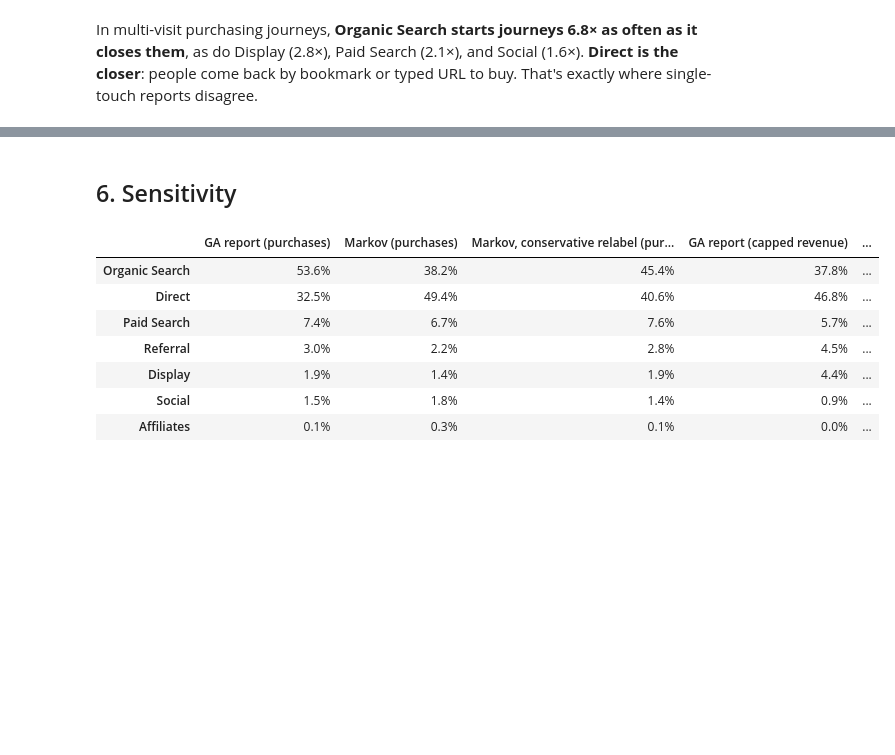
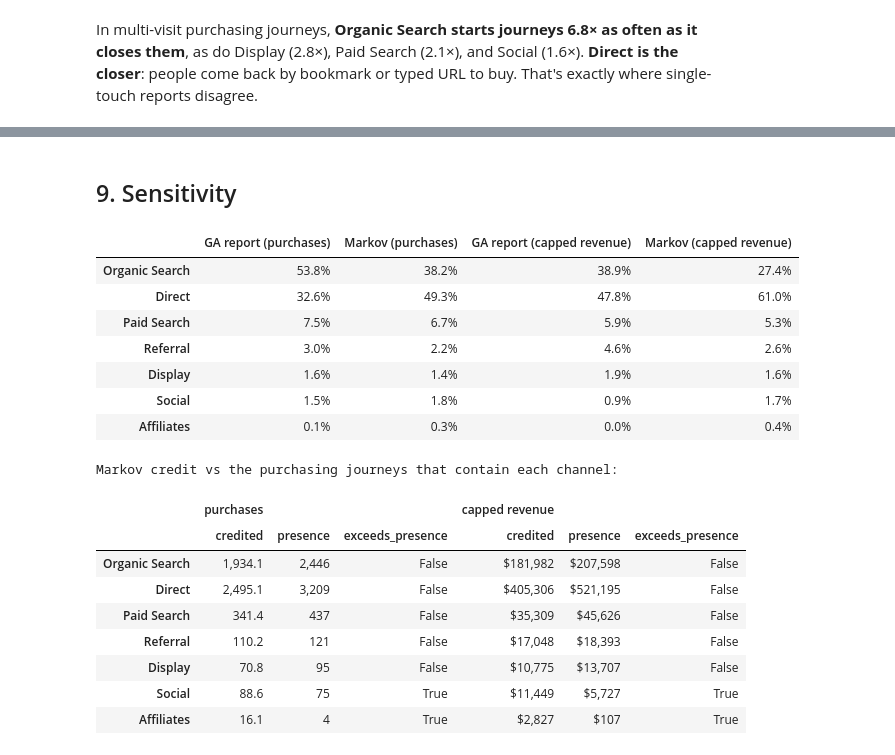
Before and after one commit to Pann13223029/merch-store-marketing-case-study, a Jupyter notebook: notebooks/05_analyze_attribution.ipynb, the cells around one changed output, grey strips where cells are left out. Drawn from its saved outputs; the diff is of its cells as text; code cells hidden in the pictures; blank space fills up the shorter version.

```diff
--- a/notebooks/05_analyze_attribution.ipynb
+++ b/notebooks/05_analyze_attribution.ipynb
@@ -14,19 +14,35 @@ from pathlib import Path
 ROOT = Path.cwd().parent if Path.cwd().name == "notebooks" else Path.cwd()
 sys.path.insert(0, str(ROOT))
 
+import itertools
+import math
+
 import numpy as np
 import pandas as pd
 from IPython.display import display
 
 from src import viz
-from src.attribution import MODELS, Attribution, markov_holdout_loglik, split_paths, starter_closer
+from src.attribution import (KEYWORD_CLASSES, MODELS, Attribution, credit_vs_presence, markov_holdout_loglik,
+                             search_keyword_class, split_paths, starter_closer)
+from src.journeys import PERIOD_END, PERIOD_START, revenue_cap
+from src.segments import EMPLOYEES, EXTERNAL, KEY_ACCOUNT, is_key_account, segment
+from src.validate import visitor_concentration
 
 pd.set_option("display.max_columns", 50)
 pd.set_option("display.width", 200)
 N_BOOT = 1000
-MARKOV_ORDER = 3   # chosen in section 3 by held-out likelihood
+MARKOV_ORDER = 3   # chosen in section 4 by held-out likelihood
 
 sessions = pd.read_parquet(ROOT / "data/raw/sessions_clean.parquet")
+sessions["segment"] = segment(sessions)
+ext = sessions[sessions.segment == EXTERNAL]   # the marketing population: no employees, no key account
+CAP = revenue_cap(sessions)                    # D-P2, set in Process: $1,606 per purchase session
+
+# D1 tables from Process. src/journeys.py leaves key accounts out, like employees; dropping them here also
+# covers tables built before that rule. The cap must stay the Process cap.
 journeys = pd.read_parquet(ROOT / "data/processed/journeys.parquet")
 touches = pd.read_parquet(ROOT / "data/processed/touches.parquet")
-ext = sessions[~sessions.is_internal]
+journeys = journeys[~is_key_account(journeys.full_visitor_id)].reset_index(drop=True)
+touches = touches[~is_key_account(touches.full_visitor_id)].reset_index(drop=True)
+assert np.isclose(journeys.revenue_capped_usd.max(), CAP), "journeys were capped at a different value"
+print(f"Revenue cap per purchase session: ${CAP:,.2f}")
@@ -195,23 +667,36 @@ viz.show_saved(fig, ROOT / "reports/figures/d1_credit_gap.png")
 # %% [markdown]
-## 6. Sensitivity
+## 9. Sensitivity
 # %%
-conservative = Attribution(journeys, "conservative_path", order=MARKOV_ORDER)
 revenue_shares = att.shares(measure="revenue")
 sens = pd.DataFrame({
     "GA report (purchases)": shares["ga_last_click"],
     "Markov (purchases)": shares["markov"],
-    "Markov, conservative relabel (purchases)": conservative.shares()["markov"],
     "GA report (capped revenue)": revenue_shares["ga_last_click"],
     "Markov (capped revenue)": revenue_shares["markov"],
 }).loc[order]
-sens.style.format("{:.1%}")
+display(sens.style.format("{:.1%}"))
+presence = pd.concat({"purchases": credit_vs_presence(att), "capped revenue": credit_vs_presence(att, measure="revenue")},
+                     axis=1).loc[order]
+print("Markov credit vs the purchasing journeys that contain each channel:")
+presence.style.format({("purchases", "credited"): "{:,.1f}", ("purchases", "presence"): "{:,.0f}",
+                       ("capped revenue", "credited"): "${:,.0f}", ("capped revenue", "presence"): "${:,.0f}"})
 # %% [output]
-|  | GA report (purchases) | Markov (purchases) | Markov, conservative relabel (pur... | GA report (capped revenue) | ... |
-| Organic Search | 53.6% | 38.2% | 45.4% | 37.8% | ... |
-| Direct | 32.5% | 49.4% | 40.6% | 46.8% | ... |
-| Paid Search | 7.4% | 6.7% | 7.6% | 5.7% | ... |
-| Referral | 3.0% | 2.2% | 2.8% | 4.5% | ... |
-| Display | 1.9% | 1.4% | 1.9% | 4.4% | ... |
-| Social | 1.5% | 1.8% | 1.4% | 0.9% | ... |
-| Affiliates | 0.1% | 0.3% | 0.1% | 0.0% | ... |
+|  | GA report (purchases) | Markov (purchases) | GA report (capped revenue) | Markov (capped revenue) |
+| Organic Search | 53.8% | 38.2% | 38.9% | 27.4% |
+| Direct | 32.6% | 49.3% | 47.8% | 61.0% |
+| Paid Search | 7.5% | 6.7% | 5.9% | 5.3% |
+| Referral | 3.0% | 2.2% | 4.6% | 2.6% |
+| Display | 1.6% | 1.4% | 1.9% | 1.6% |
+| Social | 1.5% | 1.8% | 0.9% | 1.7% |
+| Affiliates | 0.1% | 0.3% | 0.0% | 0.4% |
+Markov credit vs the purchasing journeys that contain each channel:
+|  | purchases |  |  | capped revenue |  |  |
+|  | credited | presence | exceeds_presence | credited | presence | exceeds_presence |
+| Organic Search | 1,934.1 | 2,446 | False | $181,982 | $207,598 | False |
+| Direct | 2,495.1 | 3,209 | False | $405,306 | $521,195 | False |
+| Paid Search | 341.4 | 437 | False | $35,309 | $45,626 | False |
+| Referral | 110.2 | 121 | False | $17,048 | $18,393 | False |
+| Display | 70.8 | 95 | False | $10,775 | $13,707 | False |
+| Social | 88.6 | 75 | True | $11,449 | $5,727 | True |
+| Affiliates | 16.1 | 4 | True | $2,827 | $107 | True |
 # %% [markdown]
```
Also changed, not shown: parts of 66 cells of this notebook, 20 other files.
